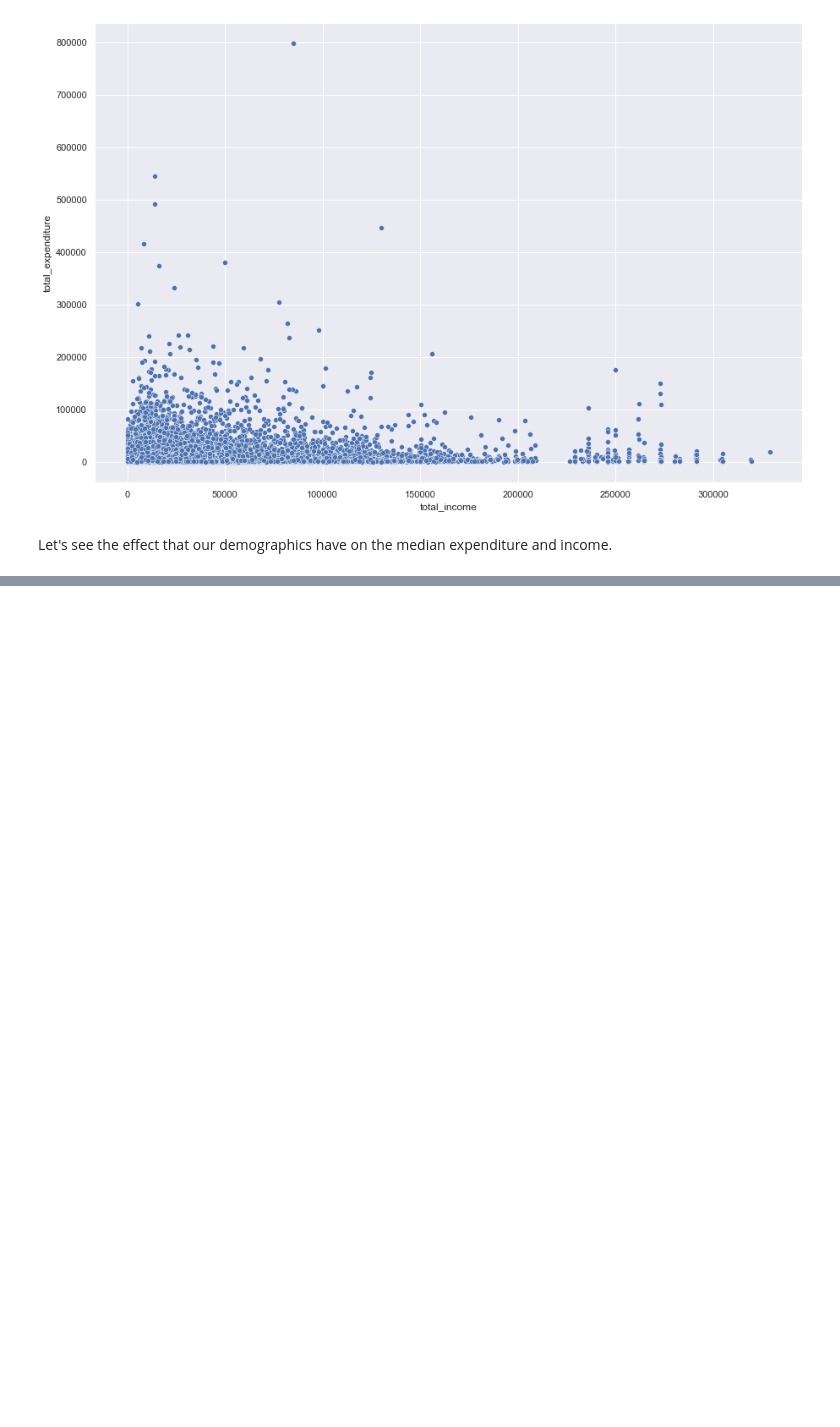
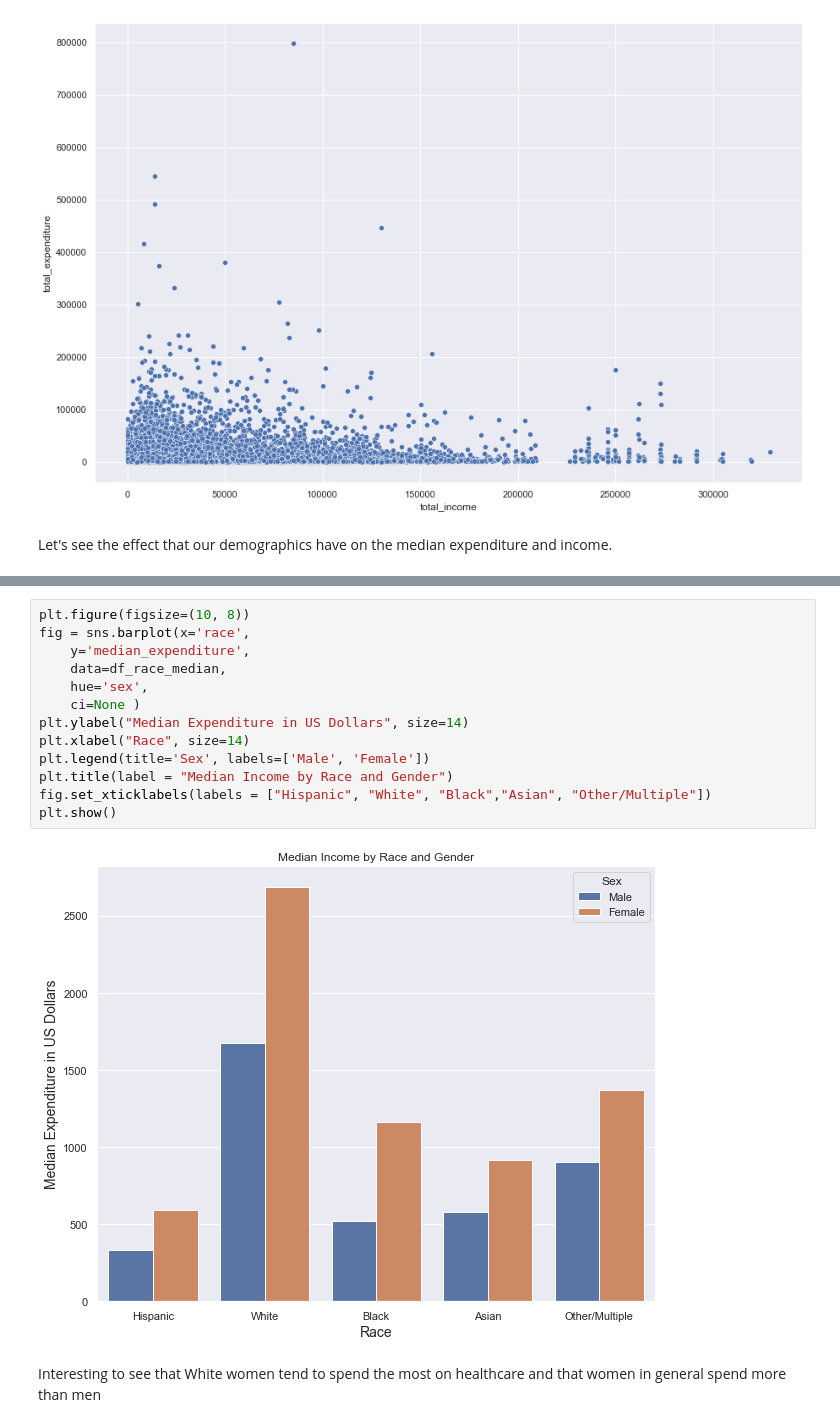
Before and after one commit to malmuntazarharris/medical-expenditure-prediction, a Jupyter notebook: EDA_and_Feature_Engineering.ipynb, the cells around one changed output, grey strips where cells are left out. Saved outputs shown, nothing was run; the diff lists cells and outputs as text; blank space fills up the shorter version.

```diff
--- a/EDA_and_Feature_Engineering.ipynb
+++ b/EDA_and_Feature_Engineering.ipynb
@@ -209,0 +218,17 @@ TypeError: __init__() got an unexpected keyword argument 'label'
+# %%
+plt.figure(figsize=(10, 8))
+fig = sns.barplot(x='race',
+    y='median_expenditure',
+    data=df_race_median,
+    hue='sex',
+    ci=None )
+plt.ylabel("Median Expenditure in US Dollars", size=14)
+plt.xlabel("Race", size=14)
+plt.legend(title='Sex', labels=['Male', 'Female'])
+plt.title(label = "Median Income by Race and Gender")
+fig.set_xticklabels(labels = ["Hispanic", "White", "Black","Asian", "Other/Multiple"])
+plt.show()
+# %% [output]
+[figure, added]
+# %% [markdown]
+Interesting to see that White women tend to spend the most on healthcare and that women in general spend more than men
```
Also changed, not shown: parts of 5 cells of this notebook.
